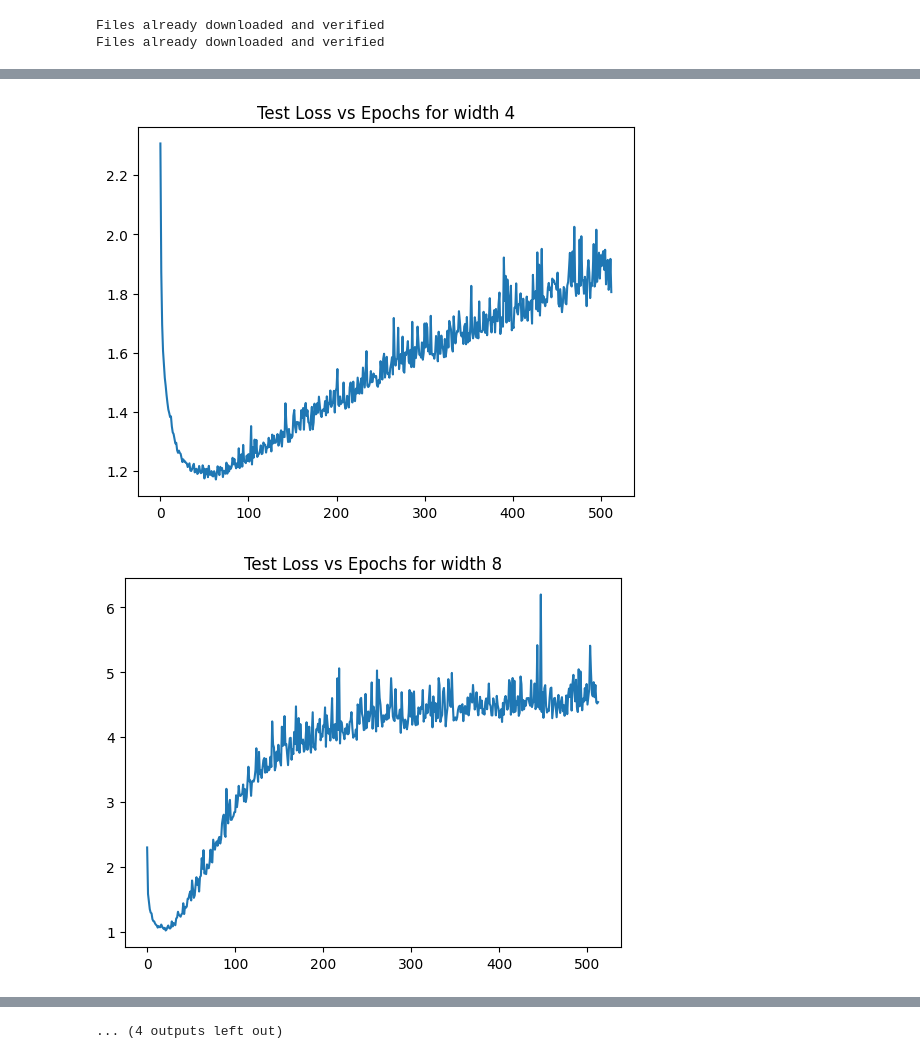
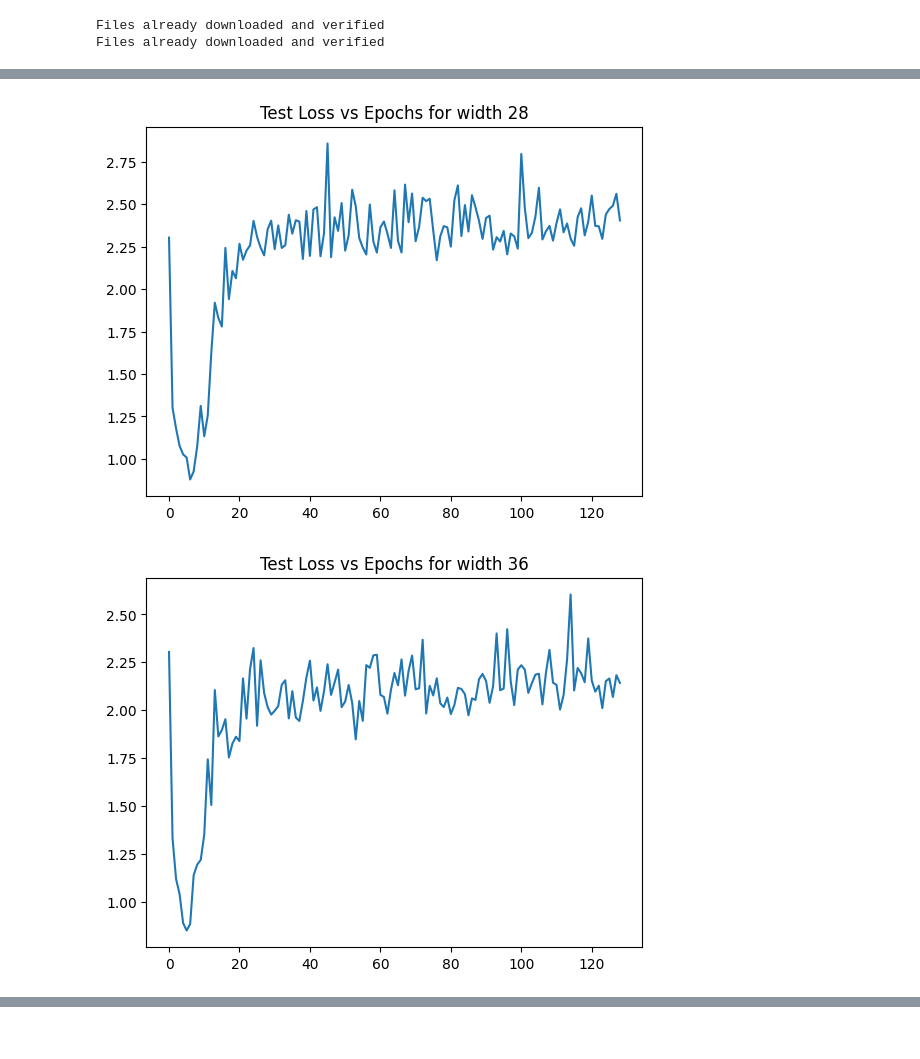
Before and after one commit to EvanChisholm1/double_descent, a Jupyter notebook: train.ipynb, the cells around one changed output, grey strips where cells are left out. Drawn from its saved outputs; the diff is of its cells as text; code cells hidden in the pictures.

```diff
--- a/train.ipynb
+++ b/train.ipynb
@@ -69,6 +69,8 @@ def estimate_loss(net, split="train"):
     else:
         loader = testloader
     loss = 0
+    n_correct = 0
+    total = 0
     net.eval()
     with torch.no_grad():
         for data in loader:
@@ -77,8 +79,12 @@ def estimate_loss(net, split="train"):
             outputs = net(images)
             loss += F.cross_entropy(outputs, labels).item()
             _, predicted = torch.max(outputs.data, 1)
+
+            n_correct += (predicted == labels).sum().item()
+            total += labels.size(0)
+
     net.train()
-    return loss / len(loader)
+    return loss / len(loader), (1 - (n_correct / total))
 # %%
 def run_experiment(k=64, epochs=10):
     net = ResNet(k).to(device)
@@ -136,16 +160,16 @@ def run_experiment(k=64, epochs=10):
 # plt.legend()
 # plt.show()
 # %%
-epochs = 512
-sizes = list(range(4, 33, 4))
+epochs = 128
+sizes = list(range(4, 37, 8))
 print("sizes:", sizes)
 
 losses = {}
 
 for size in sizes:
     print(f'Running experiment with width {size}')
-    net, lossi, test_lossi = run_experiment(size, epochs)
-    losses[size] = (lossi, test_lossi)
+    net, lossi, test_lossi, train_err, test_err = run_experiment(size, epochs)
+    losses[size] = (lossi, test_lossi, train_err, test_err)
 
     print(f'Finished experiment with width {size}')
     print('\n\n\n\n\n')
@@ -171,6 +195,6 @@ Number of parameters: 44570
 # %%
 for size in sizes:
-    lossi, test_lossi = losses[size]
+    lossi = losses[size][0]
     xs = torch.arange(len(lossi)) * ((len(test_lossi) - 1) / (len(lossi) - 1))
     plt.plot(xs, lossi, label=f'train {size}')
 
@@ -183,7 +207,7 @@ plt.show()
 
 
 for size in sizes:
-    lossi, test_lossi = losses[size]
+    test_lossi = losses[size][1]
     plt.plot(test_lossi, label=f'test {size}')
 
 plt.title('Test Loss vs Epochs for Different Model Widths')
@@ -196,0 +221,15 @@ plt.show()
+# %%
+for size in sizes:
+    lossi = losses[size][2]
+    xs = torch.arange(len(lossi)) * ((len(test_lossi) - 1) / (len(lossi) - 1))
+    plt.plot(xs, lossi, label=f'train {size}')
+plt.legend()
+plt.show()
+
+for size in sizes:
+    lossi = losses[size][3]
+    xs = torch.arange(len(lossi)) * ((len(test_lossi) - 1) / (len(lossi) - 1))
+    plt.plot(xs, lossi, label=f'train {size}')
+
+plt.legend()
+plt.show()
@@ -197,13 +239,13 @@ plt.show()
 # %%
 for size in sizes:
-    lossi, test_lossi = losses[size]
+    lossi = losses[size][0]
     xs = torch.arange(len(lossi)) * ((len(test_lossi) - 1) / (len(lossi) - 1))
     plt.plot(xs, lossi, label=f'train {size}')
     plt.title(f'Train Loss vs Epochs for width {size}')
     plt.show()
 
 for size in sizes:
-    lossi, test_lossi = losses[size]
+    test_lossi = losses[size][1]
     plt.plot(test_lossi, label=f'test {size}')
     plt.title(f'Test Loss vs Epochs for width {size}')
     plt.show()
@@ -219,2 +261,2 @@ for size in sizes:
-[figure, old version]
+[figure, new version]
-[figure, old version]
+[figure, new version]
@@ -223,4 +263,3 @@ for size in sizes:
-... (4 outputs left out)
 # %%
 last_test_losses = [losses[size][1][-1] for size in sizes]
 last_train_losses = [losses[size][0][-1] for size in sizes]
```
Also changed, not shown: parts of 10 cells of this notebook.
